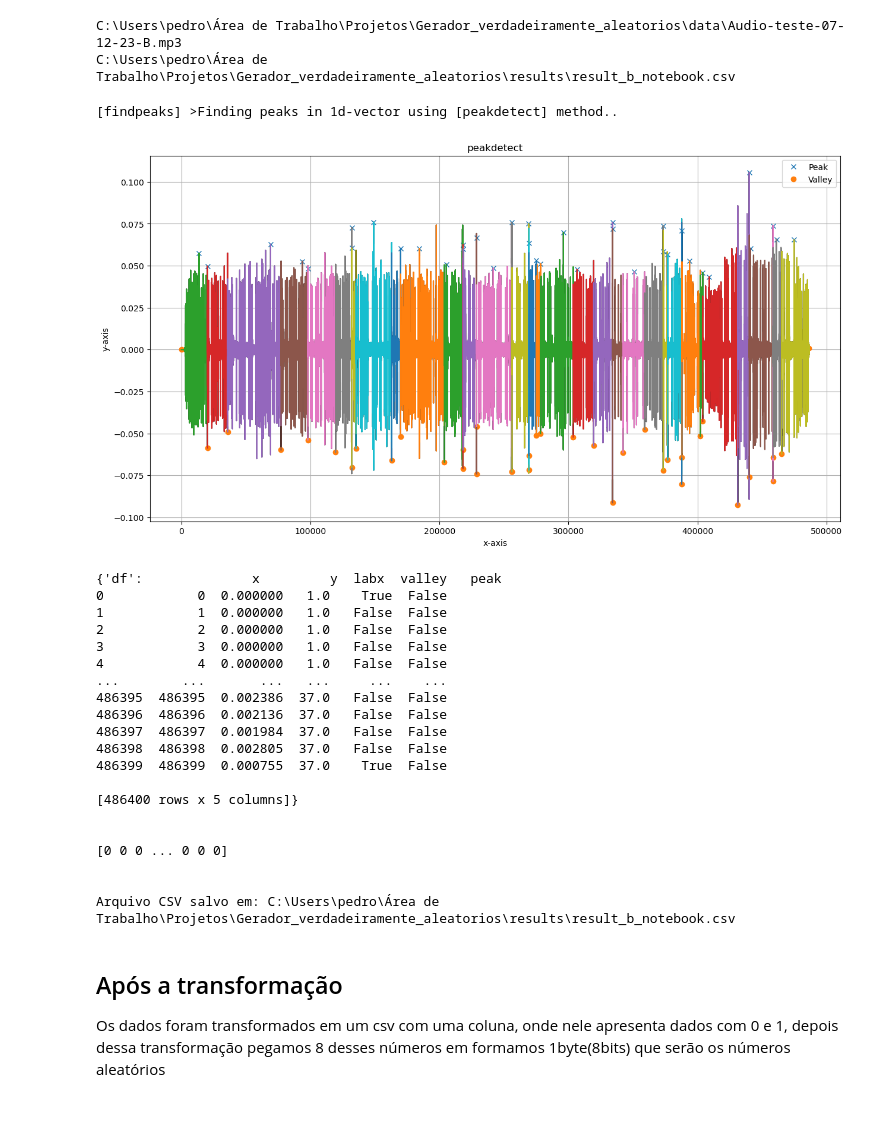
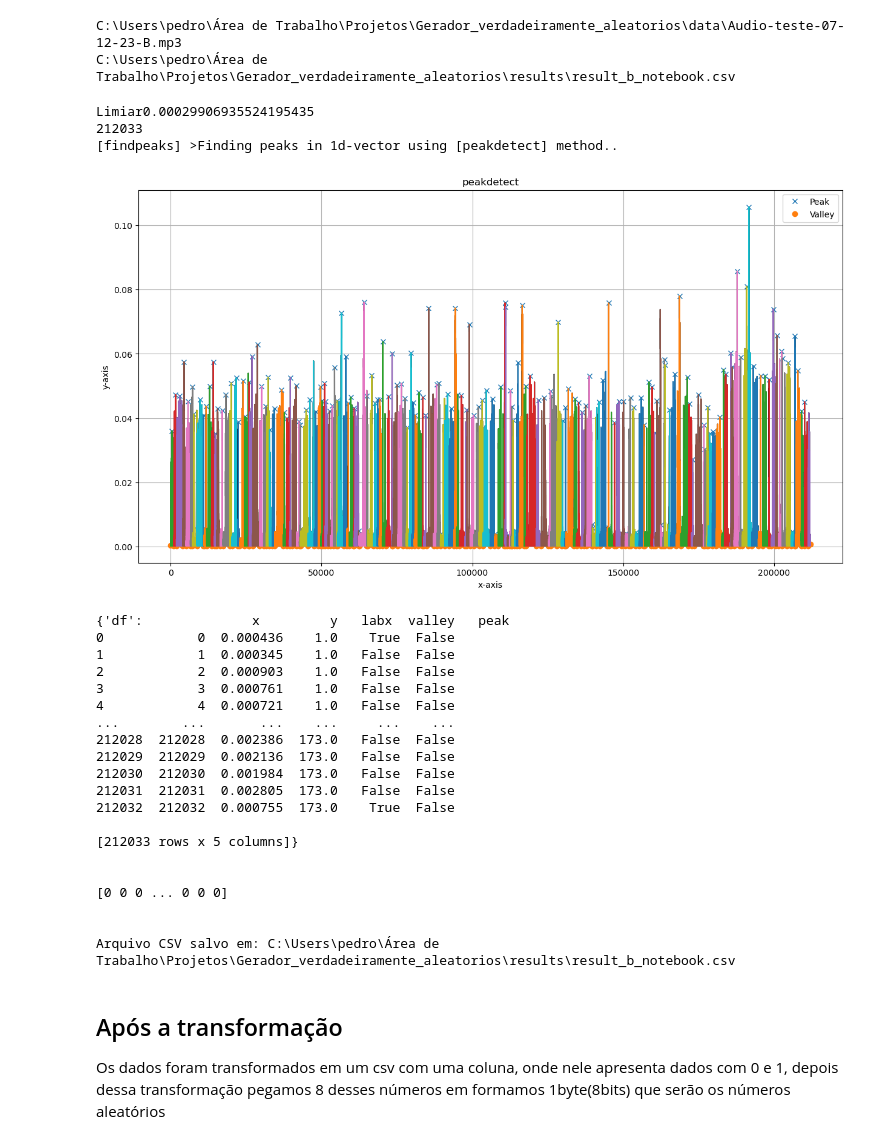
Before and after one commit to pedrobiqua/Gerador_verdadeiramente_aleatorios, a Jupyter notebook: Notebook_pibic.ipynb, the cells around one changed output. Cells and saved outputs as stored; diff of their text form; code cells hidden in the pictures; blank space fills up the shorter version.

```diff
--- a/Notebook_pibic.ipynb
+++ b/Notebook_pibic.ipynb
@@ -35,31 +35,33 @@ C:\Users\pedro\Área de Trabalho\Projetos\Gerador_verdadeiramente_aleatorios\res
 # %%
 if AUDIO_PATH:
     if CSV_OUTPUT_PATH:
         audio_processor.enable_debug() # Ativa o debug
-        onda_retangular = audio_processor.audio_para_onda_retangular(AUDIO_PATH, multiple=0.5)
+        onda_retangular = audio_processor.audio_para_onda_retangular(AUDIO_PATH, multiple=0.1)
         audio_processor.salvar_onda_retangular_csv(onda_retangular, output_path=CSV_OUTPUT_PATH)
         print(f"Arquivo CSV salvo em: {CSV_OUTPUT_PATH}")
     else:
         print("Nenhum destino selecionado. Operação cancelada.")
 else:
     print("Nenhum arquivo de áudio selecionado. Operação cancelada.")
 # %% [output]
+Limiar0.00029906935524195435
+212033
 [findpeaks] >Finding peaks in 1d-vector using [peakdetect] method..
-[figure, old version]
+[figure, new version]
-{'df':              x         y  labx  valley   peak
-0            0  0.000000   1.0    True  False
-1            1  0.000000   1.0   False  False
-2            2  0.000000   1.0   False  False
-3            3  0.000000   1.0   False  False
-4            4  0.000000   1.0   False  False
-...        ...       ...   ...     ...    ...
-486395  486395  0.002386  37.0   False  False
-486396  486396  0.002136  37.0   False  False
-486397  486397  0.001984  37.0   False  False
-486398  486398  0.002805  37.0   False  False
-486399  486399  0.000755  37.0    True  False
+{'df':              x         y   labx  valley   peak
+0            0  0.000436    1.0    True  False
+1            1  0.000345    1.0   False  False
+2            2  0.000903    1.0   False  False
+3            3  0.000761    1.0   False  False
+4            4  0.000721    1.0   False  False
+...        ...       ...    ...     ...    ...
+212028  212028  0.002386  173.0   False  False
+212029  212029  0.002136  173.0   False  False
+212030  212030  0.001984  173.0   False  False
+212031  212031  0.002805  173.0   False  False
+212032  212032  0.000755  173.0    True  False
 
-[486400 rows x 5 columns]}
+[212033 rows x 5 columns]}
 
 
 [0 0 0 ... 0 0 0]
```
Also changed, not shown: 4 other files.
